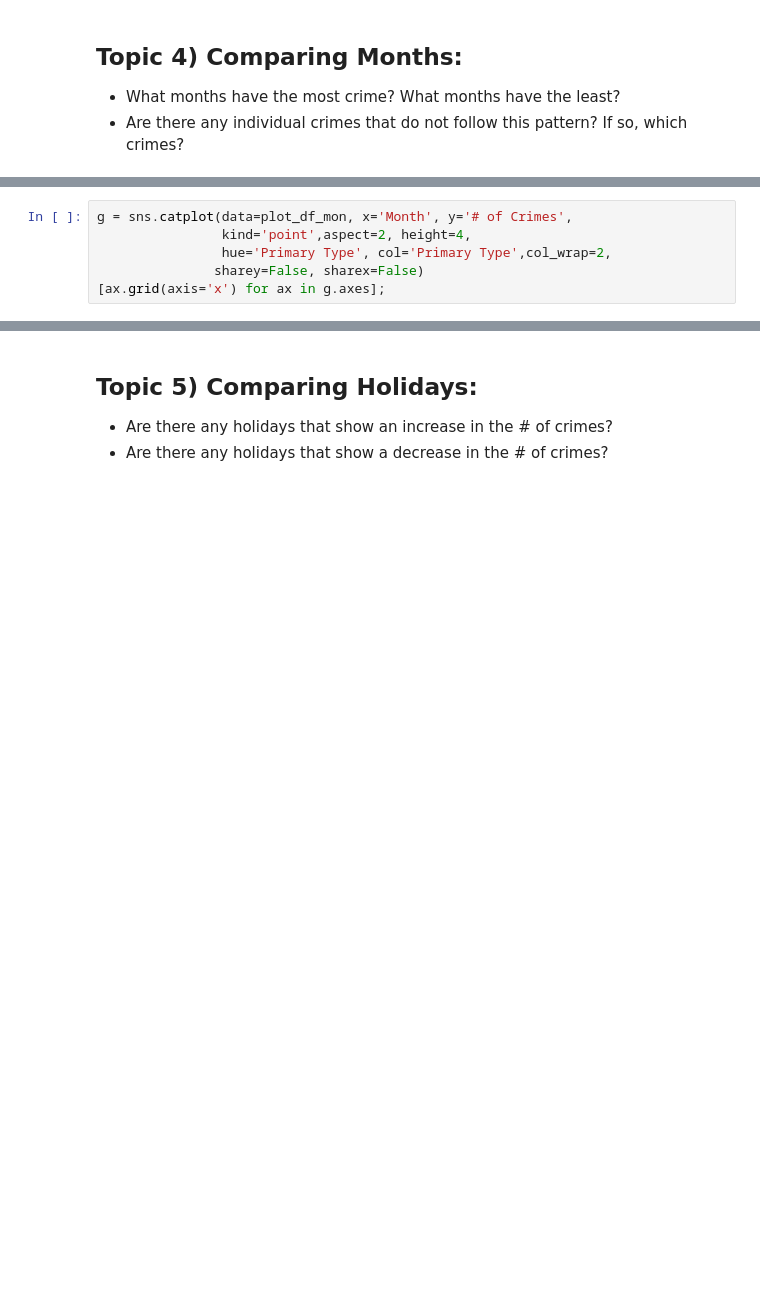
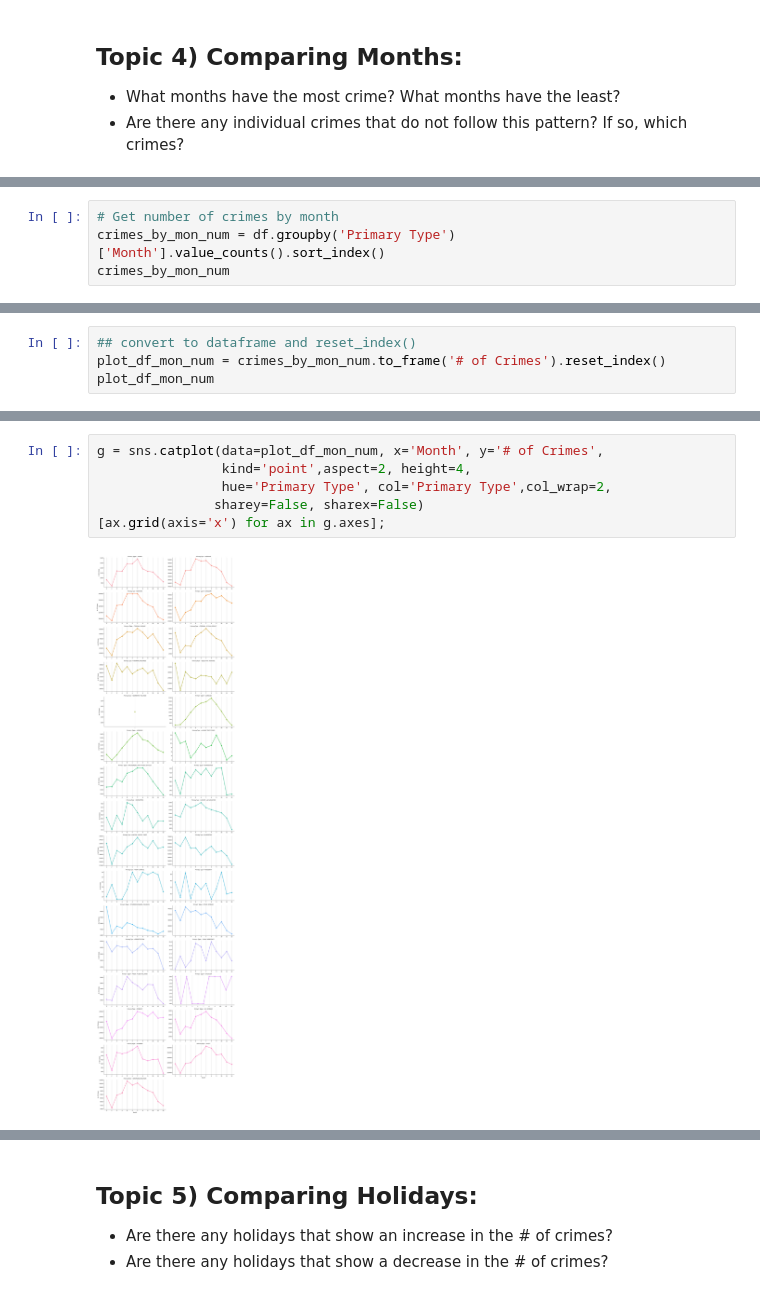
Before and after one commit to KDiBSilva/Chicago_Crime_Data, a Jupyter notebook: Project 4- Part 1.ipynb, the cells around one changed output, grey strips where cells are left out. Drawn from its saved outputs; the diff is of its cells as text; blank space fills up the shorter version.

```diff
--- a/Project 4- Part 1.ipynb
+++ b/Project 4- Part 1.ipynb
@@ -511,0 +545,4 @@ ax.legend(bbox_to_anchor=[1,1]);
+# %%
+# Get number of crimes by month
+crimes_by_mon_num = df.groupby('Primary Type')['Month'].value_counts().sort_index()
+crimes_by_mon_num
@@ -511,0 +563,4 @@ ax.legend(bbox_to_anchor=[1,1]);
+# %%
+## convert to dataframe and reset_index()
+plot_df_mon_num = crimes_by_mon_num.to_frame('# of Crimes').reset_index()
+plot_df_mon_num
@@ -512,7 +581,9 @@ ax.legend(bbox_to_anchor=[1,1]);
 # %%
-g = sns.catplot(data=plot_df_mon, x='Month', y='# of Crimes',
+g = sns.catplot(data=plot_df_mon_num, x='Month', y='# of Crimes',
                 kind='point',aspect=2, height=4,
                 hue='Primary Type', col='Primary Type',col_wrap=2,
                sharey=False, sharex=False)
 [ax.grid(axis='x') for ax in g.axes];
+# %% [output]
+[figure, added]
 # %% [markdown]
```
Also changed, not shown: parts of 16 cells of this notebook.
